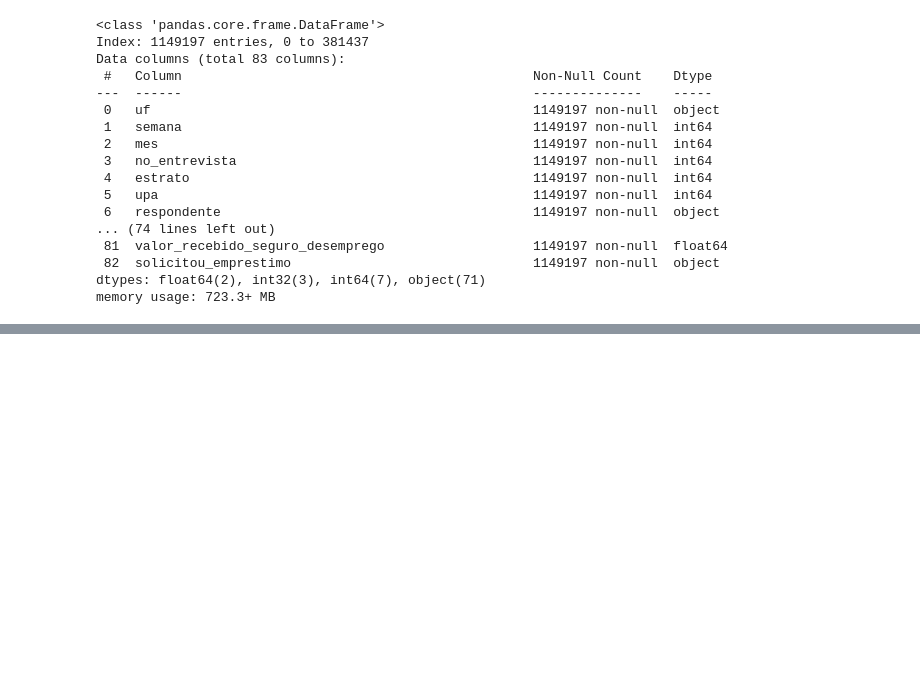
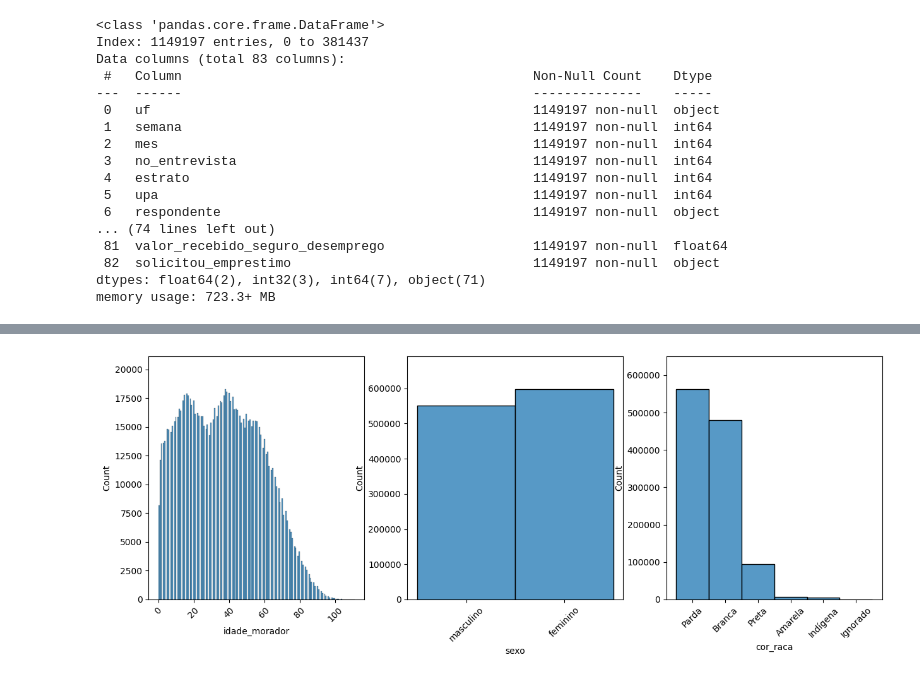
Before and after one commit to cams1313/Fase3_FIAP_DataAnalytics, a Jupyter notebook: Tratamento_dos_Dados.ipynb, the cells around one changed output, grey strips where cells are left out. Drawn from its saved outputs; the diff is of its cells as text; code cells hidden in the pictures; blank space fills up the shorter version.

```diff
--- a/Tratamento_dos_Dados.ipynb
+++ b/Tratamento_dos_Dados.ipynb
@@ -1999,0 +2094,13 @@ df.to_csv('C:/Users/camil/OneDrive/Área de Trabalho/Pós Graduação/Fase 3/Tec
+# %%
+# idade, sexo e raça groups histogram
+fig, ax = plt.subplots(1, 3, figsize=(15, 5))
+sns.histplot(id_df, x='idade_morador', kde=False, ax=ax[0])
+sns.histplot(id_df, x='sexo', kde=False, ax=ax[1])
+sns.histplot(id_df, x='cor_raca', kde=False, ax=ax[2])
+for ax_ in ax:
+    ax_.tick_params(axis='x', rotation=45)
+for ax_ in ax:
+    ax_.set_ylim(0, ax_.get_ylim()[1] * 1.1)
+plt.show()
+# %% [output]
+[figure, added]
```
Also changed, not shown: parts of 35 cells of this notebook.
